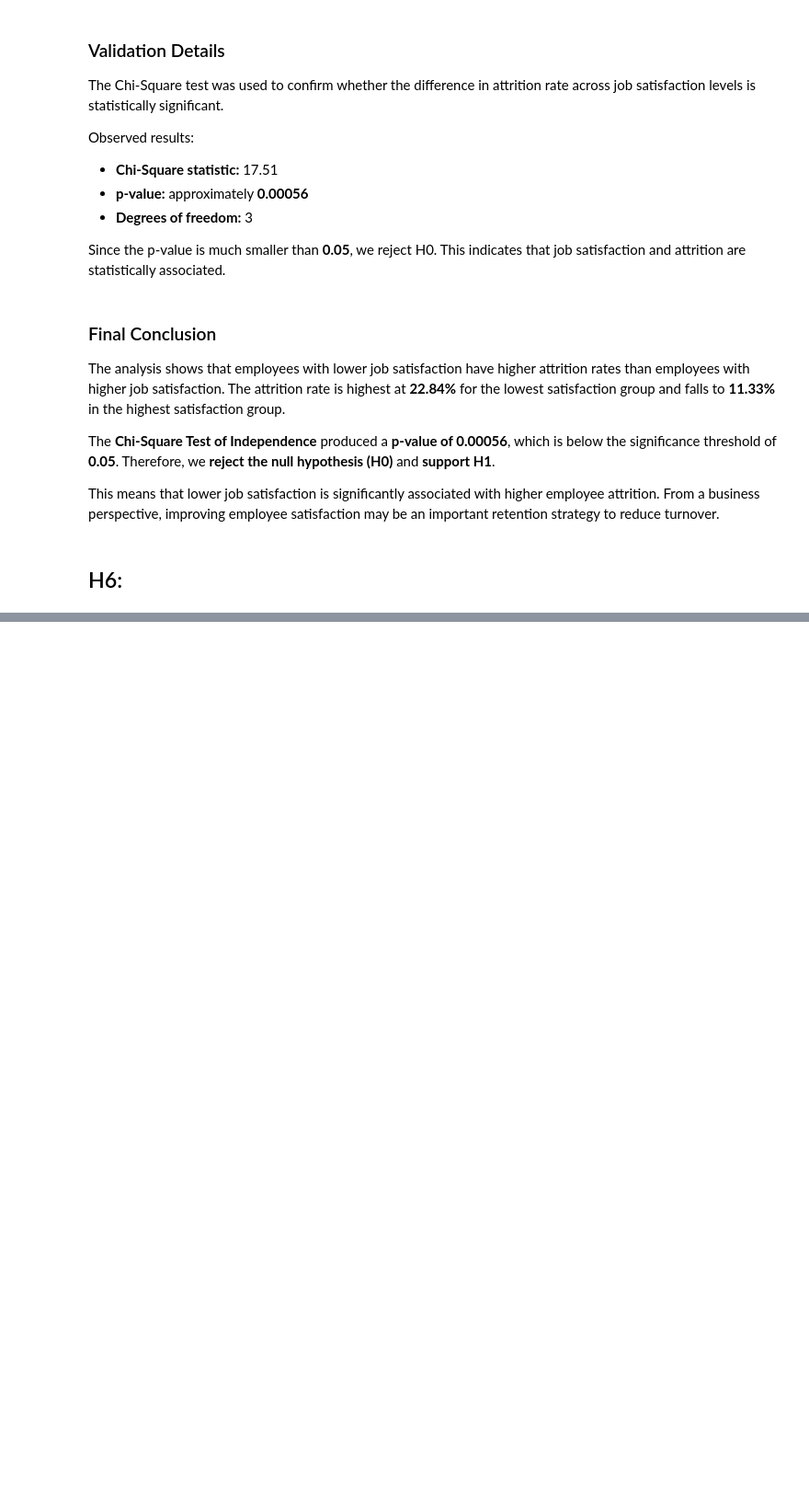
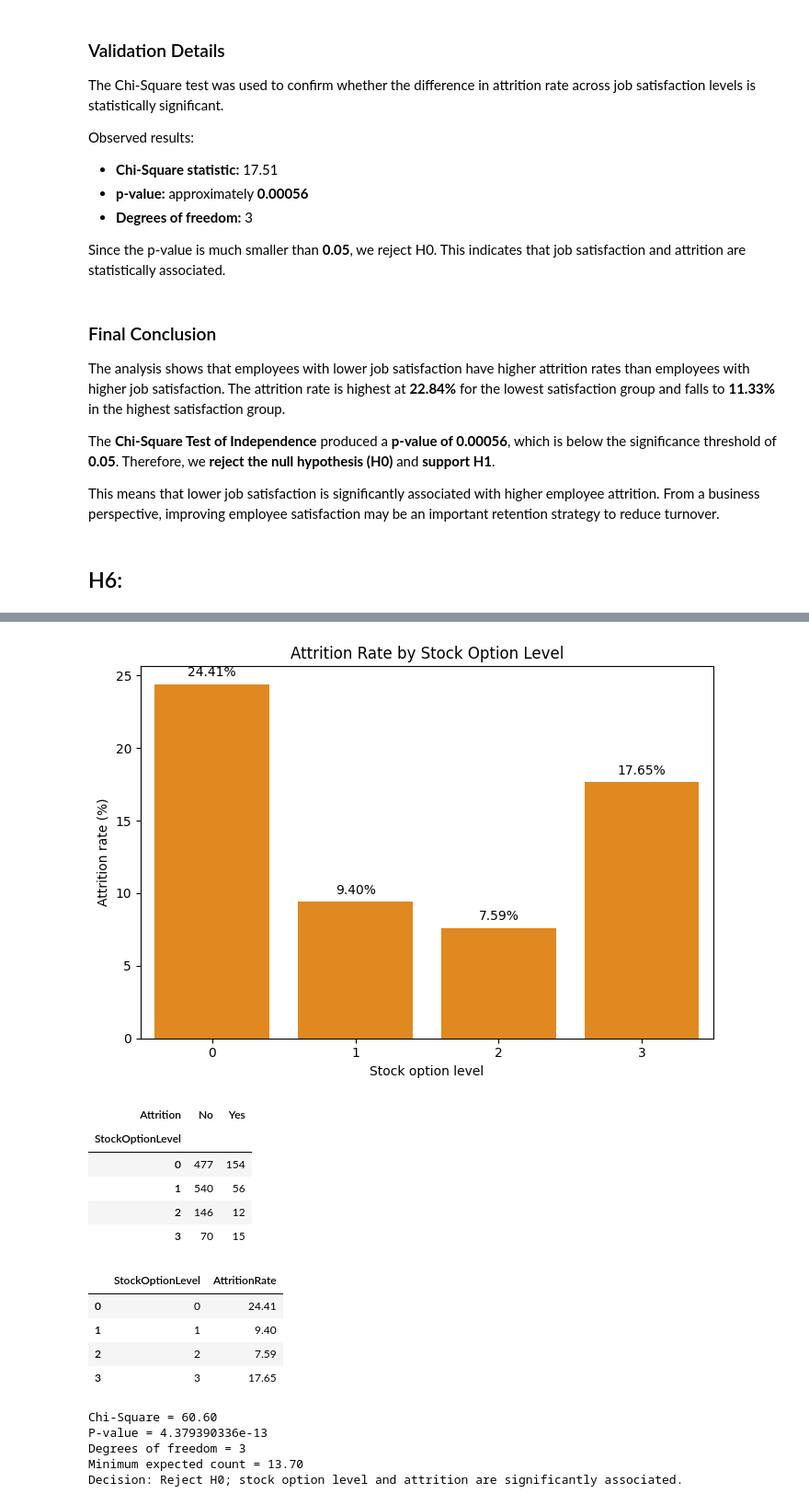
Before and after one commit to Dharmisthaben-15/Hackathon_2026_Group_1, a Jupyter notebook: jupyter_notebooks/EDA.ipynb, the cells around one changed output, grey strips where cells are left out. Shown at 92% size. Drawn from its saved outputs; the diff is of its cells as text; code cells hidden in the pictures; blank space fills up the shorter version.

```diff
--- a/jupyter_notebooks/EDA.ipynb
+++ b/jupyter_notebooks/EDA.ipynb
@@ -967,0 +988,49 @@ All five hypotheses are supported by statistically significant results at alpha
+# %%
+from scipy.stats import chi2_contingency
+
+alpha = 0.05
+
+# H9 uses Chi-Square because StockOptionLevel is categorical and Attrition is binary.
+stock_table = pd.crosstab(df["StockOptionLevel"], df["Attrition"])
+stock_rates = (
+    df.groupby("StockOptionLevel")["Attrition"]
+      .apply(lambda values: (values == "Yes").mean() * 100)
+      .reset_index(name="AttritionRate")
+)
+
+plt.figure(figsize=(7, 5))
+ax = sns.barplot(data=stock_rates, x="StockOptionLevel", y="AttritionRate", color="darkorange")
+plt.title("Attrition Rate by Stock Option Level")
+plt.xlabel("Stock option level")
+plt.ylabel("Attrition rate (%)")
+for bar, value in zip(ax.patches, stock_rates["AttritionRate"]):
+    ax.annotate(f"{value:.2f}%", (bar.get_x() + bar.get_width() / 2, value), ha="center", va="bottom", xytext=(0, 4), textcoords="offset points")
+plt.tight_layout()
+plt.show()
+
+stock_chi2, stock_p, stock_dof, stock_expected = chi2_contingency(stock_table)
+display(stock_table)
+display(stock_rates.round(2))
+print(f"Chi-Square = {stock_chi2:.2f}")
+print(f"P-value = {stock_p:.10g}")
+print(f"Degrees of freedom = {stock_dof}")
+print(f"Minimum expected count = {stock_expected.min():.2f}")
+print("Decision: Reject H0; stock option level and attrition are significantly associated." if stock_p < alpha else "Decision: Fail to reject H0.")
+# %% [output]
+[figure, added]
+| Attrition | No | Yes |
+| StockOptionLevel |  |  |
+| 0 | 477 | 154 |
+| 1 | 540 | 56 |
+| 2 | 146 | 12 |
+| 3 | 70 | 15 |
+|  | StockOptionLevel | AttritionRate |
+| 0 | 0 | 24.41 |
+| 1 | 1 | 9.40 |
+| 2 | 2 | 7.59 |
+| 3 | 3 | 17.65 |
+Chi-Square = 60.60
+P-value = 4.379390336e-13
+Degrees of freedom = 3
+Minimum expected count = 13.70
+Decision: Reject H0; stock option level and attrition are significantly associated.
```
Also changed, not shown: parts of 18 cells of this notebook.
